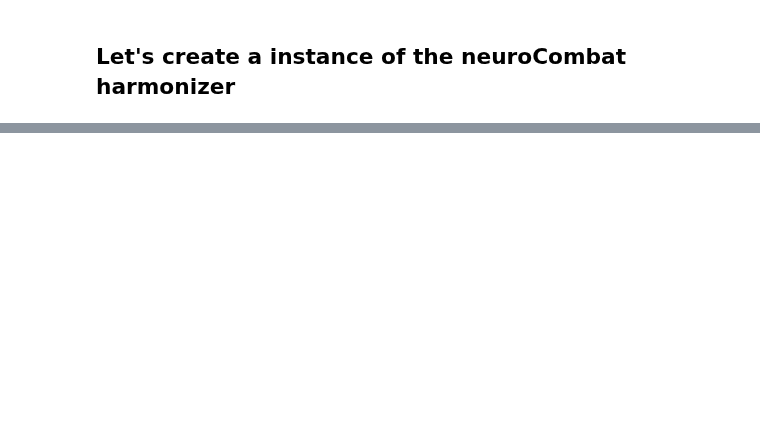
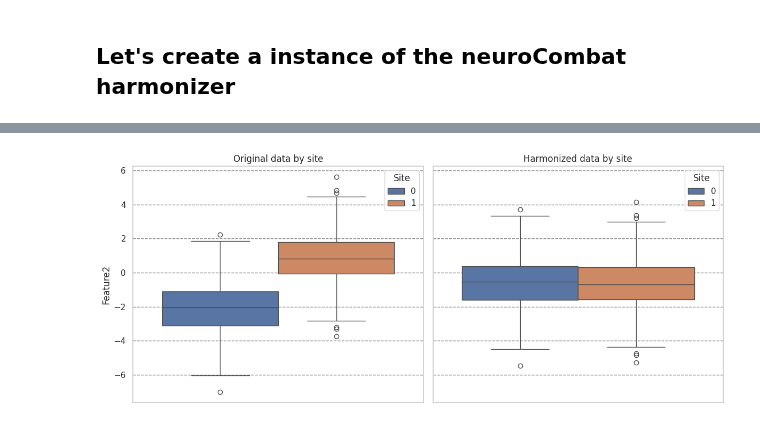
Before and after one commit to N-Nieto/UniHarmony, a Jupyter notebook: examples/combat-based/neuroComBat_binary_classification_example.ipynb, the cells around one changed output, grey strips where cells are left out. Drawn from its saved outputs; the diff is of its cells as text; code cells hidden in the pictures; blank space fills up the shorter version.

```diff
--- a/examples/combat-based/neuroComBat_binary_classification_example.ipynb
+++ b/examples/combat-based/neuroComBat_binary_classification_example.ipynb
@@ -67,0 +80,11 @@ plt.tight_layout()
+# %%
+fig, axes = plt.subplots(1, 2, figsize=(12, 5), sharex=True, sharey=True)
+sns.boxplot(data=df_orig, y="Feature2", hue="Site", ax=axes[0])
+axes[0].set_title("Original data by site")
+axes[0].grid(axis="y", color="black", alpha=0.5, linestyle="--")
+sns.boxplot(data=df_harm, y="Feature2", hue="Site", ax=axes[1])
+axes[1].set_title("Harmonized data by site")
+axes[1].grid(axis="y", color="black", alpha=0.5, linestyle="--")
+plt.tight_layout()
+# %% [output]
+[figure, added]
```
Also changed, not shown: parts of 9 cells of this notebook, 2 other files.
